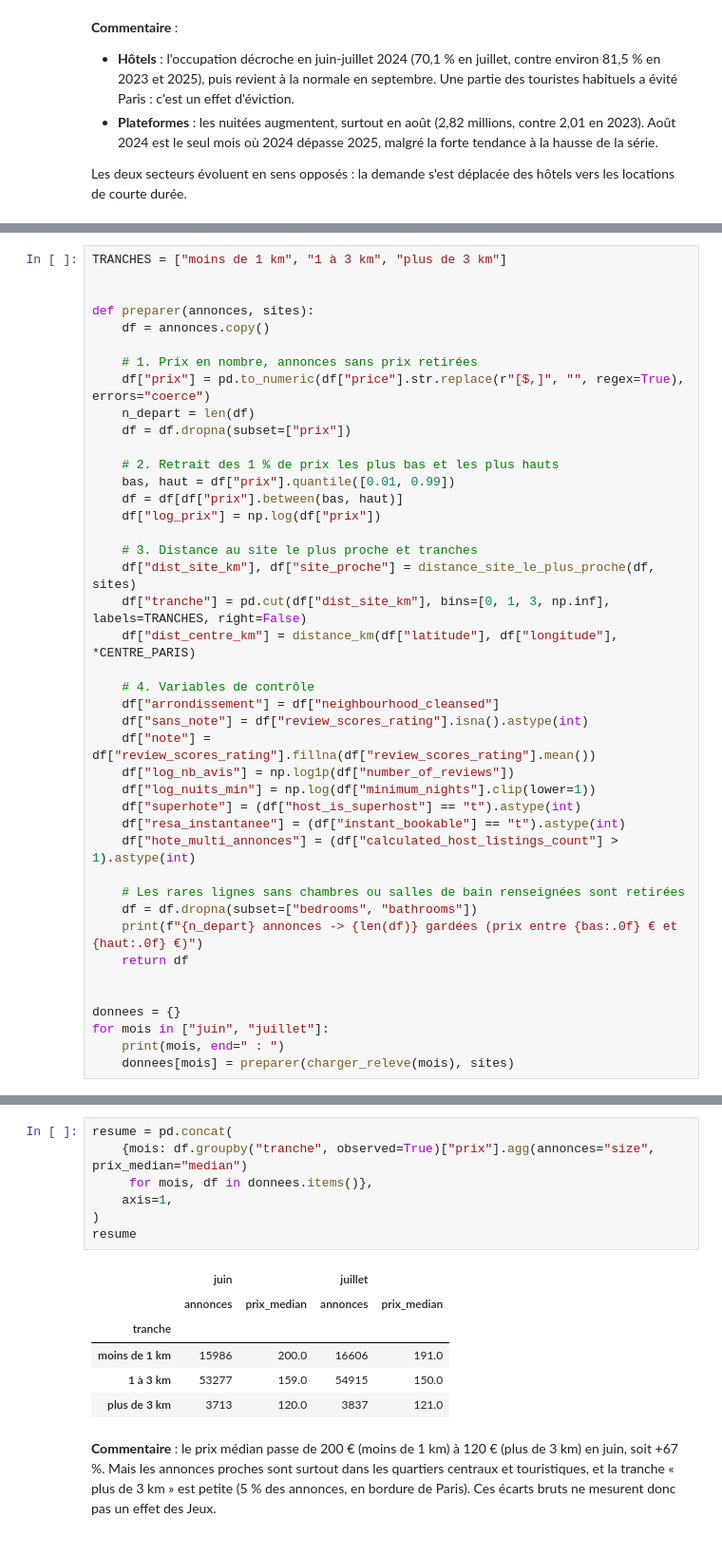
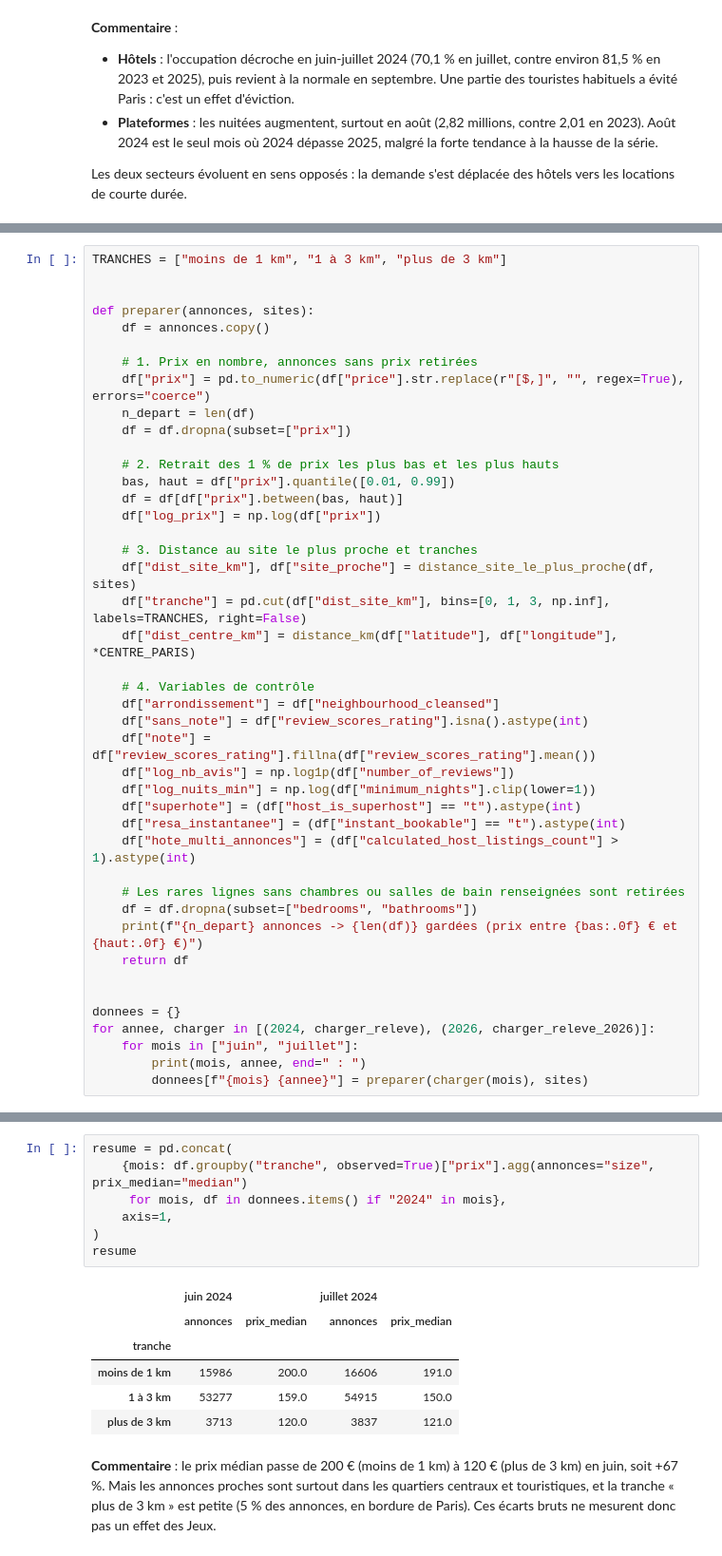
Before and after one commit to othmanerazki/Paris-2024-effet-olympique-sur-le-march-Airbnb, a Jupyter notebook: regression_sur_le_prix.ipynb, the cells around one changed output, grey strips where cells are left out. Shown at 95% size. Saved outputs shown, nothing was run; the diff lists cells and outputs as text.

```diff
--- a/regression_sur_le_prix.ipynb
+++ b/regression_sur_le_prix.ipynb
@@ -248,7 +249,8 @@ def preparer(annonces, sites):
 
 
 donnees = {}
-for mois in ["juin", "juillet"]:
-    print(mois, end=" : ")
-    donnees[mois] = preparer(charger_releve(mois), sites)
+for annee, charger in [(2024, charger_releve), (2026, charger_releve_2026)]:
+    for mois in ["juin", "juillet"]:
+        print(mois, annee, end=" : ")
+        donnees[f"{mois} {annee}"] = preparer(charger(mois), sites)
 # %% [output]
@@ -261,12 +265,12 @@ Avant la régression, on regarde les chiffres bruts : nombre d'annonces et prix
 # %%
 resume = pd.concat(
     {mois: df.groupby("tranche", observed=True)["prix"].agg(annonces="size", prix_median="median")
-     for mois, df in donnees.items()},
+     for mois, df in donnees.items() if "2024" in mois},
     axis=1,
 )
 resume
 # %% [output]
-|  | juin |  | juillet |  |
+|  | juin 2024 |  | juillet 2024 |  |
 |  | annonces | prix_median | annonces | prix_median |
 | tranche |  |  |  |  |
 | moins de 1 km | 15986 | 200.0 | 16606 | 191.0 |
```
Also changed, not shown: parts of 23 cells of this notebook.
